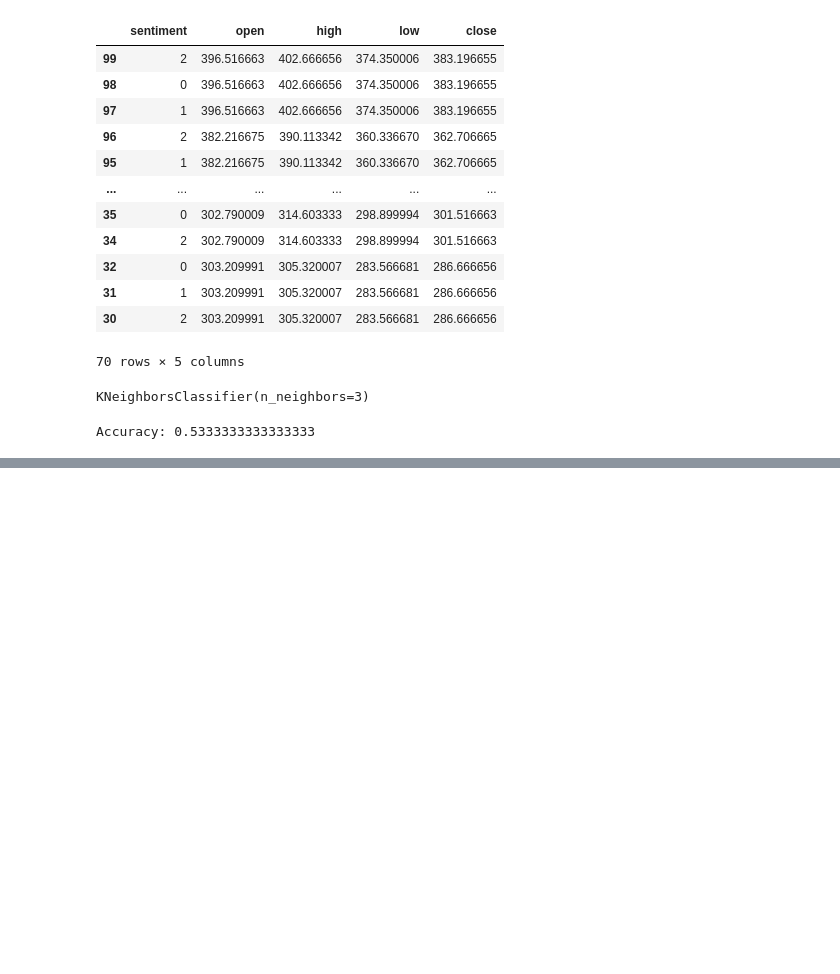
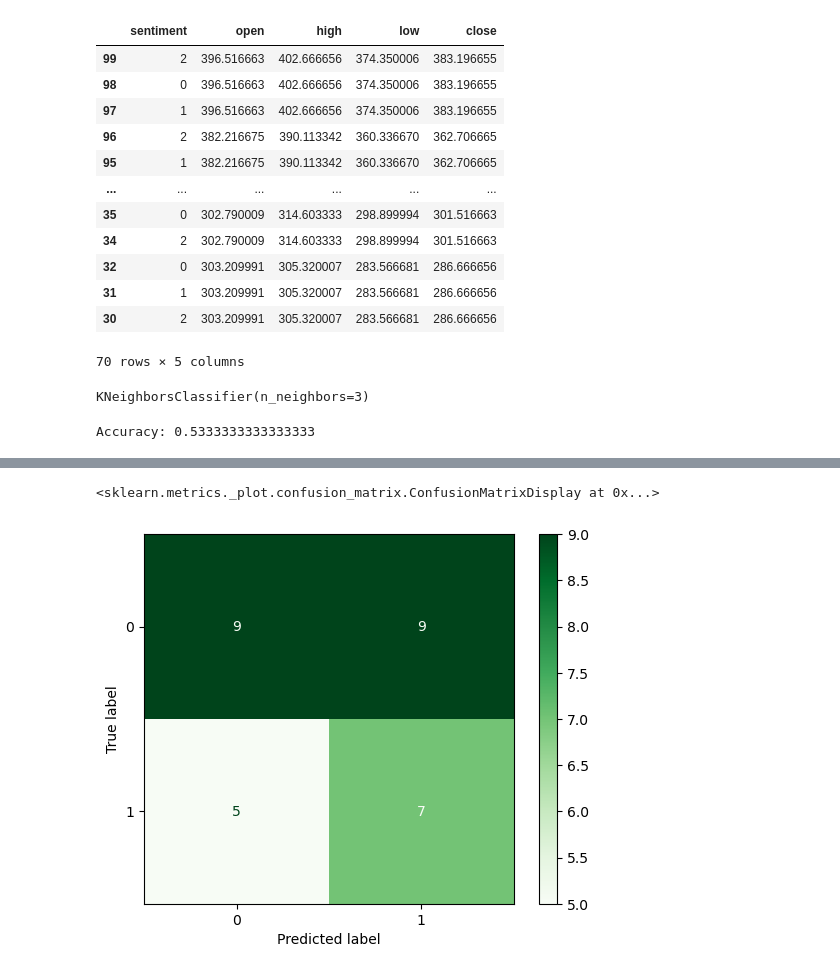
Before and after one commit to mukesh0005/Tesla_Stock_Prediction, a Jupyter notebook: Model_analysis/KNN_classification.ipynb, the cells around one changed output, grey strips where cells are left out. Cells and saved outputs as stored; diff of their text form; code cells hidden in the pictures; blank space fills up the shorter version.

```diff
--- a/Model_analysis/KNN_classification.ipynb
+++ b/Model_analysis/KNN_classification.ipynb
@@ -86,0 +99,9 @@ Accuracy: 0.5333333333333333
+# %%
+from sklearn.metrics import confusion_matrix
+from sklearn.metrics import ConfusionMatrixDisplay
+c = confusion_matrix(y_test, y_pred)
+disp = ConfusionMatrixDisplay(c)
+disp.plot(cmap='Greens')
+# %% [output]
+<sklearn.metrics._plot.confusion_matrix.ConfusionMatrixDisplay at 0x...>
+[figure, added]
```
Also changed, not shown: parts of 3 cells of this notebook, 9 other files.
